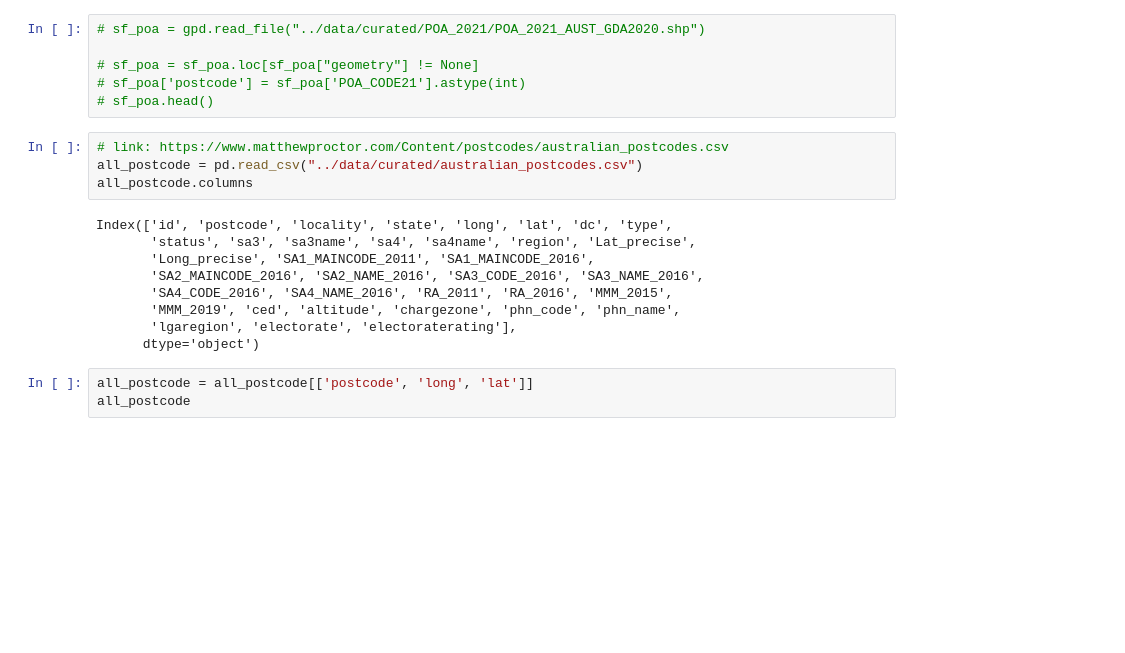
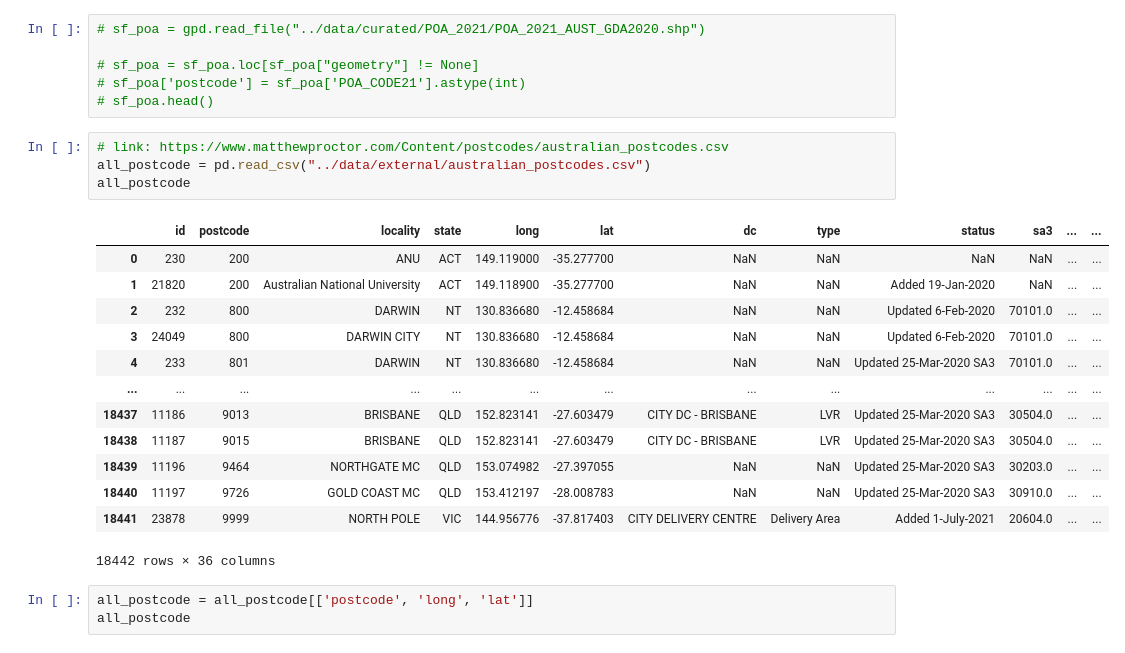
Before and after one commit to MAST30034-Applied-Data-Science/generic-buy-now-pay-later-project-group-14, a Jupyter notebook: notebooks/preview.ipynb, the cells around one changed output. Cells and saved outputs as stored; diff of their text form; blank space fills up the shorter version.

```diff
--- a/notebooks/preview.ipynb
+++ b/notebooks/preview.ipynb
@@ -165,17 +164,22 @@ sf
 # sf_poa.head()
 # %%
 # link: https://www.matthewproctor.com/Content/postcodes/australian_postcodes.csv
-all_postcode = pd.read_csv("../data/curated/australian_postcodes.csv")
-all_postcode.columns
+all_postcode = pd.read_csv("../data/external/australian_postcodes.csv")
+all_postcode
 # %% [output]
+|  | id | postcode | locality | state | long | lat | dc | type | status | sa3 | ... | ... |
+| 0 | 230 | 200 | ANU | ACT | 149.119000 | -35.277700 | NaN | NaN | NaN | NaN | ... | ... |
+| 1 | 21820 | 200 | Australian National University | ACT | 149.118900 | -35.277700 | NaN | NaN | Added 19-Jan-2020 | NaN | ... | ... |
+| 2 | 232 | 800 | DARWIN | NT | 130.836680 | -12.458684 | NaN | NaN | Updated 6-Feb-2020 | 70101.0 | ... | ... |
+| 3 | 24049 | 800 | DARWIN CITY | NT | 130.836680 | -12.458684 | NaN | NaN | Updated 6-Feb-2020 | 70101.0 | ... | ... |
+| 4 | 233 | 801 | DARWIN | NT | 130.836680 | -12.458684 | NaN | NaN | Updated 25-Mar-2020 SA3 | 70101.0 | ... | ... |
+| ... | ... | ... | ... | ... | ... | ... | ... | ... | ... | ... | ... | ... |
+| 18437 | 11186 | 9013 | BRISBANE | QLD | 152.823141 | -27.603479 | CITY DC - BRISBANE | LVR | Updated 25-Mar-2020 SA3 | 30504.0 | ... | ... |
+| 18438 | 11187 | 9015 | BRISBANE | QLD | 152.823141 | -27.603479 | CITY DC - BRISBANE | LVR | Updated 25-Mar-2020 SA3 | 30504.0 | ... | ... |
+| 18439 | 11196 | 9464 | NORTHGATE MC | QLD | 153.074982 | -27.397055 | NaN | NaN | Updated 25-Mar-2020 SA3 | 30203.0 | ... | ... |
+| 18440 | 11197 | 9726 | GOLD COAST MC | QLD | 153.412197 | -28.008783 | NaN | NaN | Updated 25-Mar-2020 SA3 | 30910.0 | ... | ... |
+| 18441 | 23878 | 9999 | NORTH POLE | VIC | 144.956776 | -37.817403 | CITY DELIVERY CENTRE | Delivery Area | Added 1-July-2021 | 20604.0 | ... | ... |
-Index(['id', 'postcode', 'locality', 'state', 'long', 'lat', 'dc', 'type',
-       'status', 'sa3', 'sa3name', 'sa4', 'sa4name', 'region', 'Lat_precise',
-       'Long_precise', 'SA1_MAINCODE_2011', 'SA1_MAINCODE_2016',
-       'SA2_MAINCODE_2016', 'SA2_NAME_2016', 'SA3_CODE_2016', 'SA3_NAME_2016',
-       'SA4_CODE_2016', 'SA4_NAME_2016', 'RA_2011', 'RA_2016', 'MMM_2015',
-       'MMM_2019', 'ced', 'altitude', 'chargezone', 'phn_code', 'phn_name',
-       'lgaregion', 'electorate', 'electoraterating'],
-      dtype='object')
+18442 rows × 36 columns
 # %%
 all_postcode = all_postcode[['postcode', 'long', 'lat']]
 all_postcode
```
Also changed, not shown: parts of 6 cells of this notebook, 4 other files.
